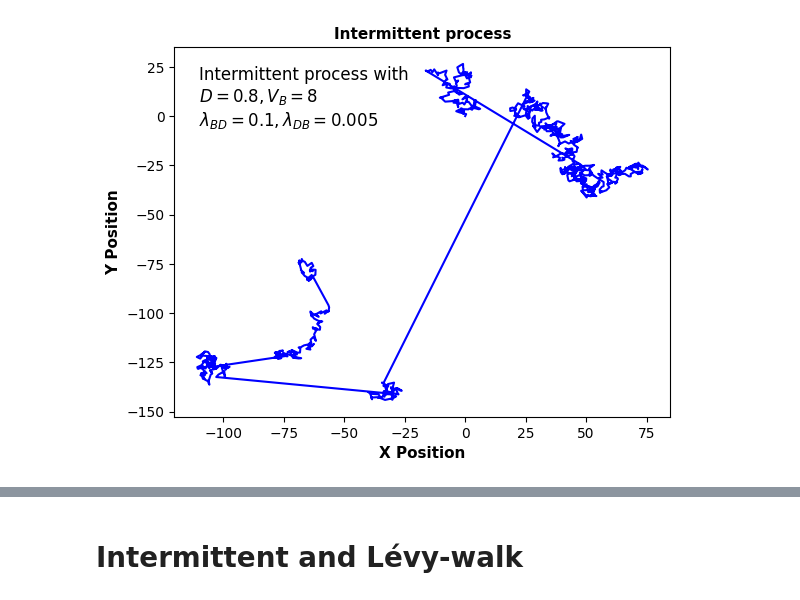
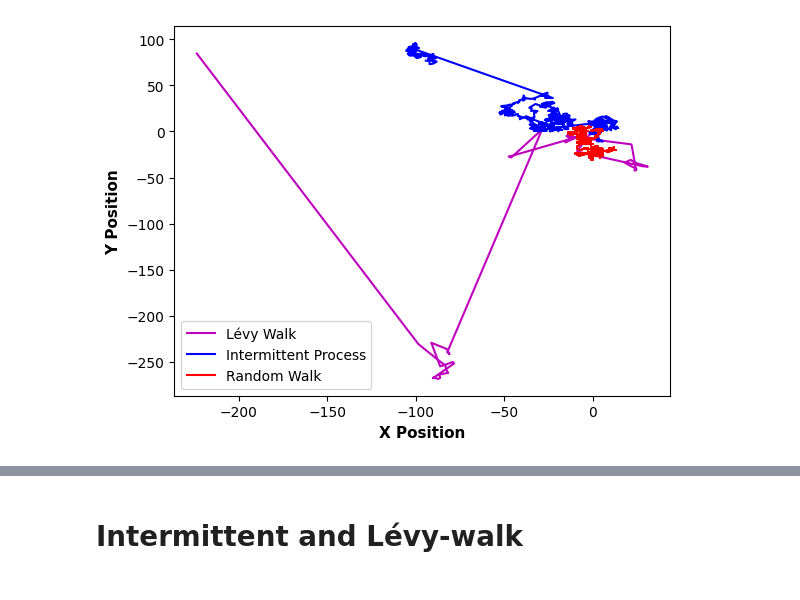
Before and after one commit to shailendrabhandari/IntLevPy, a Jupyter notebook: example.ipynb, the cells around one changed output, grey strips where cells are left out. Cells and saved outputs as stored; diff of their text form; code cells hidden in the pictures.

```diff
--- a/example.ipynb
+++ b/example.ipynb
@@ -21,0 +44,3 @@ from scipy.optimize import curve_fit
+# %%
+# Generate an intermittent trajectory
+x_int, y_int = intermittent2(nt=1000, dt=1, mean_bal_sac=8, diffusion=0.8, rate21=0.1, rate12=0.005)
@@ -22,13 +62,16 @@ from scipy.optimize import curve_fit
 # %%
-# Generate an intermittent trajectory
-x, y = intermittent2(nt=1000, dt=1, mean_bal_sac=8, diffusion=0.8, rate21=0.1, rate12=0.005)
-plt.plot(x, y, color='blue')
+# Generate Lévy flight trajectory
+x_measured, y_measured, _ = levy_flight_2D_2(n_redirections=1000, n_max=1000, lalpha=1.5, tmin=1, measuring_dt=1)
+plt.plot(x_measured, y_measured, color='m',label='Lévy Walk')
+plt.plot(x_int, y_int, color='blue', label='Intermittent Process')
+plt.plot(x_rw, y_rw, color='red', label='Random Walk')
 plt.xlabel('X Position',fontsize=11, fontweight='bold')
-plt.ylabel('Y Position',fontsize=11, fontweight='bold')
-plt.title('Intermittent process',fontsize=11, fontweight='bold')
-param_text = "Intermittent process with\n$D = 0.8, V_B = 8$\n$\\lambda_{BD} = 0.1, \\lambda_{DB} = 0.005$"
-plt.text(0.05, 0.95, param_text, transform=plt.gca().transAxes, fontsize=12, verticalalignment='top')
-#plt.savefig("Intermittent.pdf")
+plt.ylabel('Y Position',fontsize=11,fontweight='bold')
+plt.legend()
+#plt.title('Lévy Walk',fontsize=11,fontweight='bold')
+#param_text = r"Lévy walk with $\alpha = 2.5$"
+#plt.text(0.05, 0.95, param_text, transform=plt.gca().transAxes, fontsize=12,verticalalignment='top')
+plt.savefig("RandomWalkVSLeavyWalk.pdf")
 plt.show()
 # %% [output]
-[figure, old version]
+[figure, new version]
```
Also changed, not shown: parts of 36 cells of this notebook, 3 other files.
